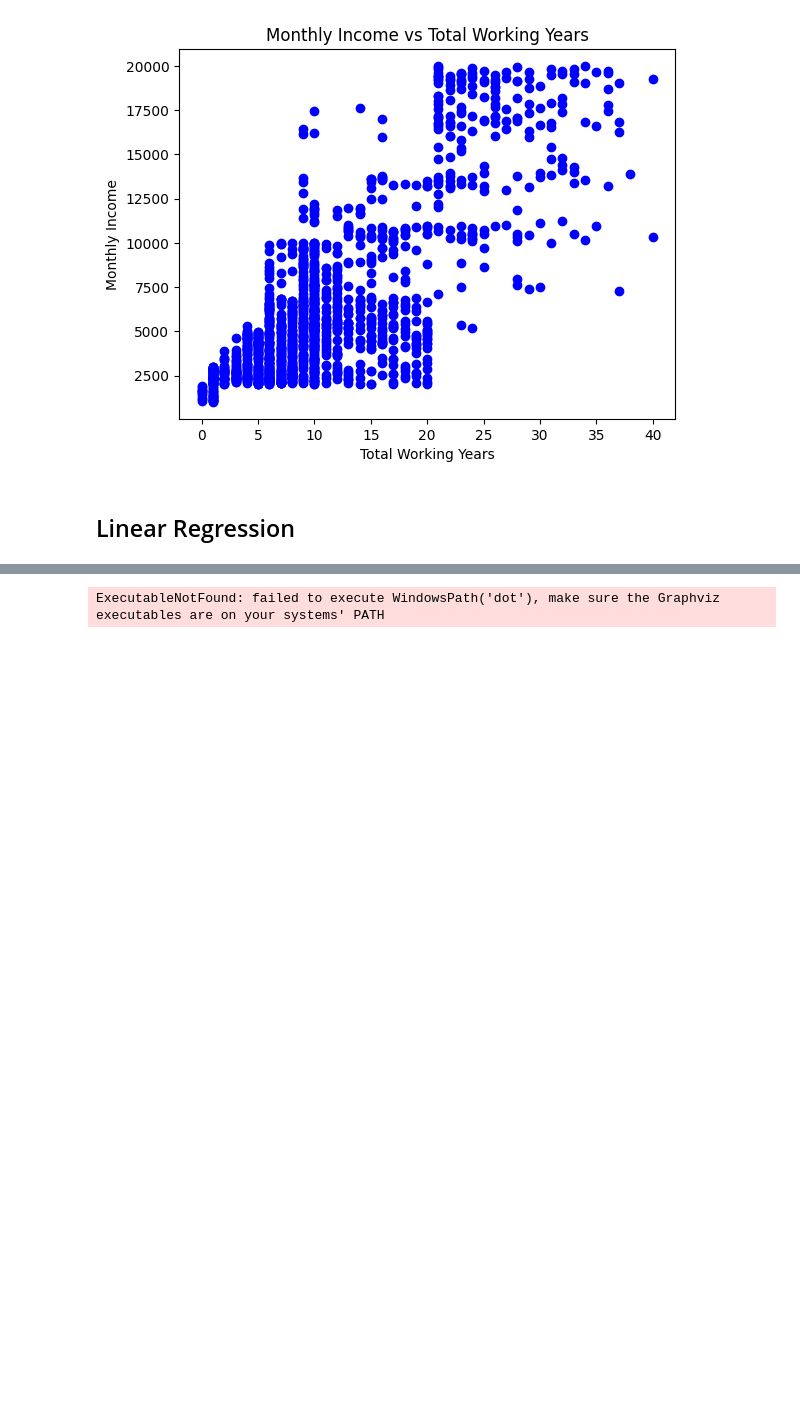
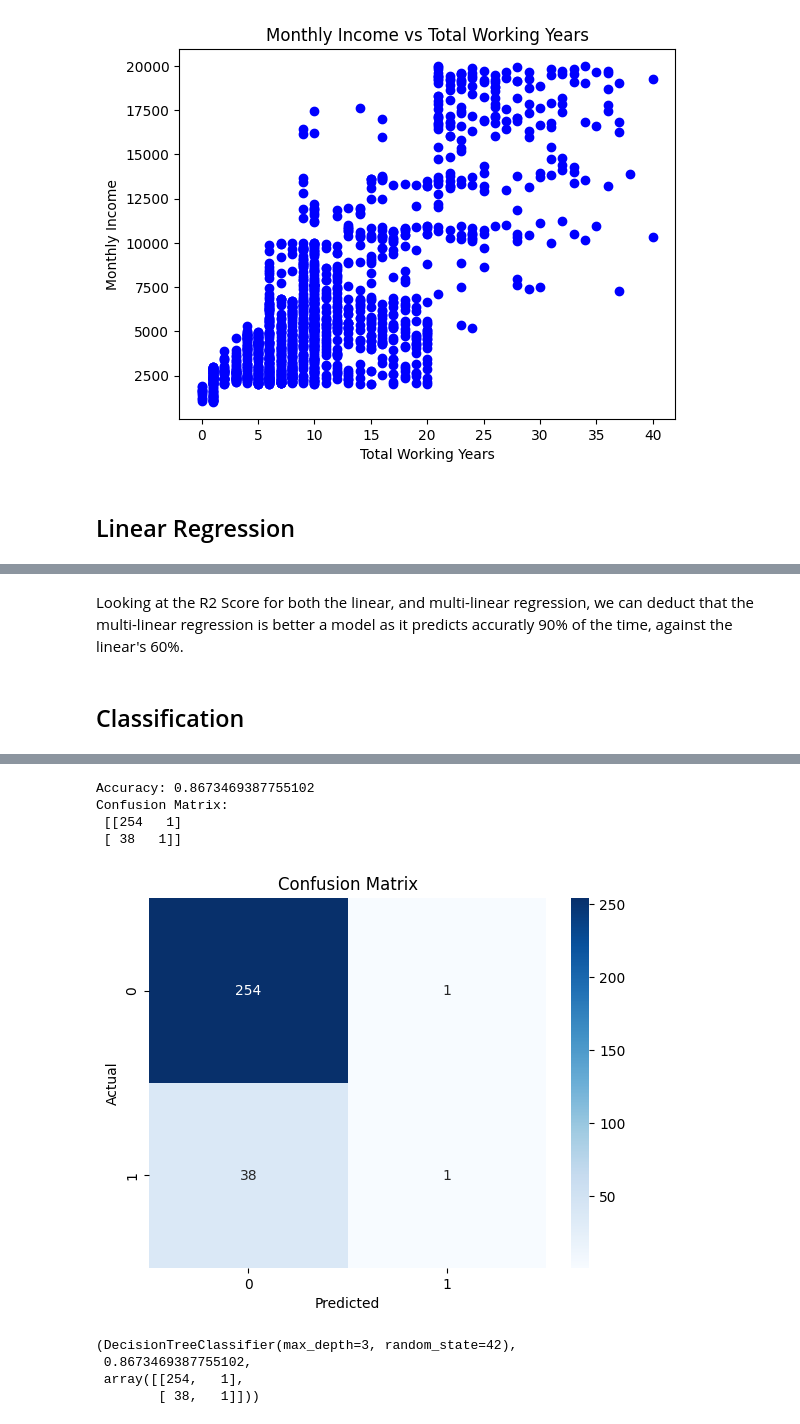
Before and after one commit to MojoOno/MP3, a Jupyter notebook: MP3_report.ipynb, the cells around one changed output, grey strips where cells are left out. Cells and saved outputs as stored; diff of their text form; code cells hidden in the pictures; blank space fills up the shorter version.

```diff
--- a/MP3_report.ipynb
+++ b/MP3_report.ipynb
@@ -125,11 +152,10 @@ R2 score  0.8986707106732998
+# %% [markdown]
+Looking at the R2 Score for both the linear, and multi-linear regression, we can deduct that the multi-linear regression is better a model as it predicts accuratly 90% of the time, against the linear's 60%.
+# %% [markdown]
+## Classification
 # %%
-import ShowClassification as sc
-
-# Load the dataset
-df_classification = pd.read_csv('WA_Fn-UseC_-HR-Employee-Attrition.csv')
-
 # Handle missing values
-df_classification = df_classification.dropna()
+df_classification = df.dropna()
 
 # Encode the target variable
 df_classification['Attrition'] = df_classification['Attrition'].map({'Yes': 1, 'No': 0})
@@ -140 +167,9 @@ sc.show_decision_tree(df_classification, 'Attrition', max_depth=3)
-ExecutableNotFound: failed to execute WindowsPath('dot'), make sure the Graphviz executables are on your systems' PATH
+Accuracy: 0.8673469387755102
+Confusion Matrix:
+ [[254   1]
+ [ 38   1]]
+[figure, added]
+(DecisionTreeClassifier(max_depth=3, random_state=42),
+ 0.8673469387755102,
+ array([[254,   1],
+        [ 38,   1]]))
```
Also changed, not shown: parts of 12 cells of this notebook, 2 other files.
